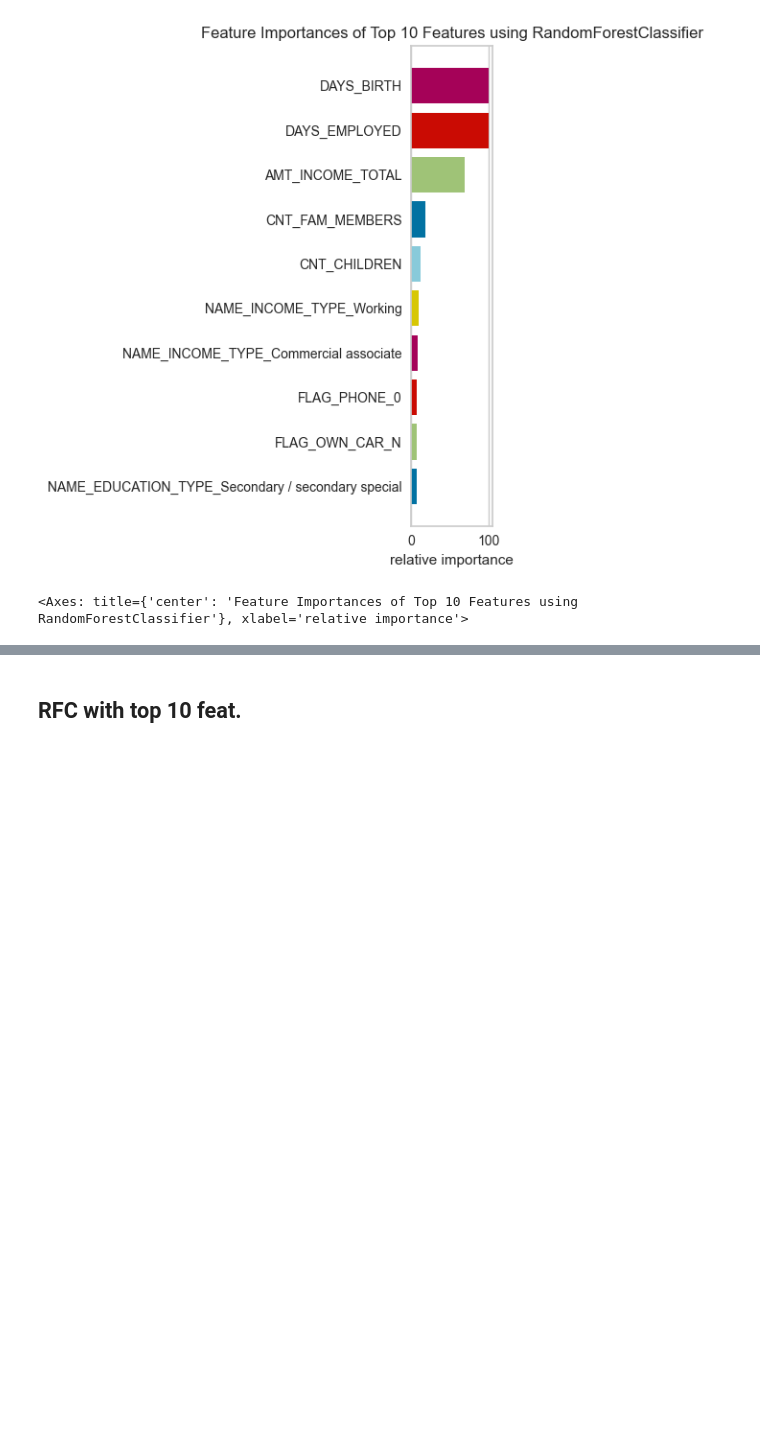
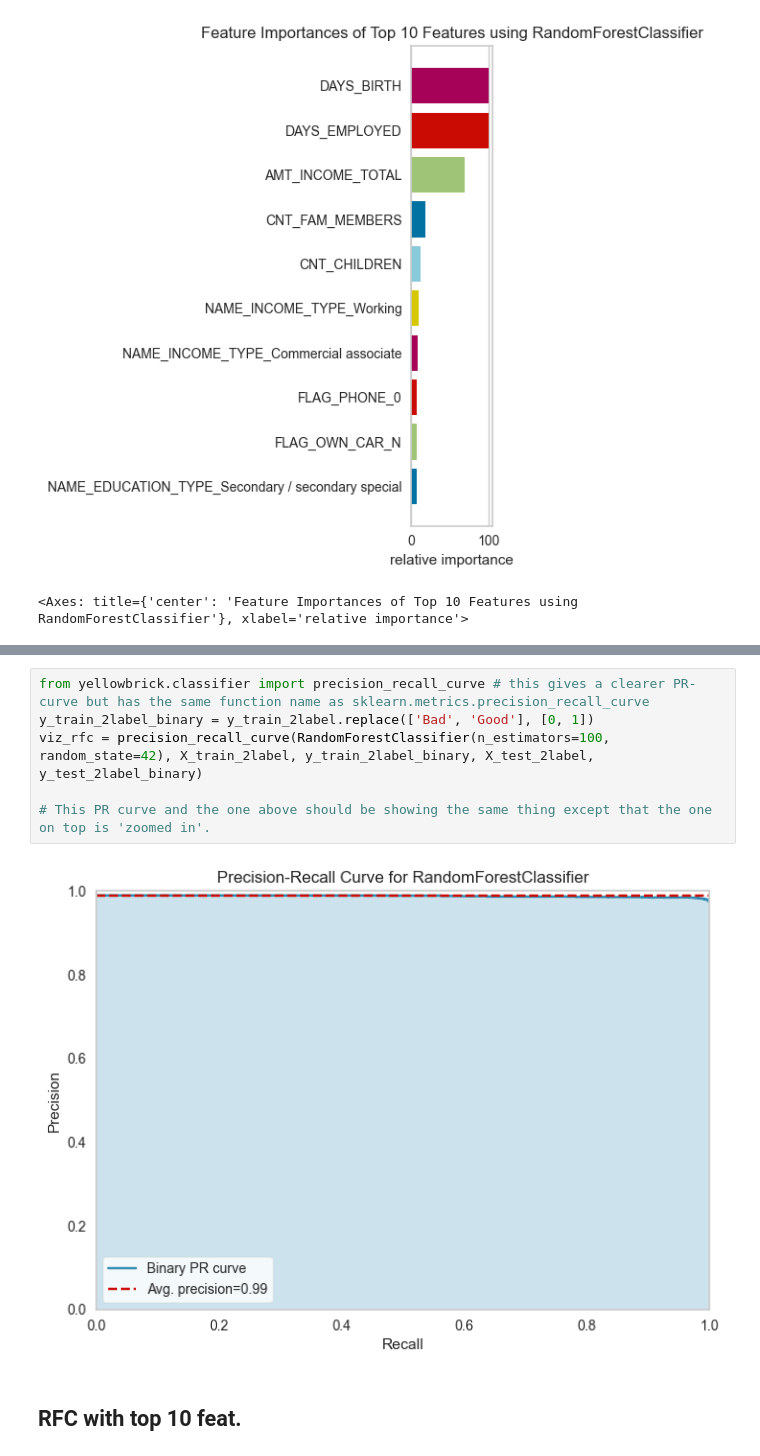
Before and after one commit to manish-cr/CS3244-credit-approval, a Jupyter notebook: code/Random Forest Classifier.ipynb, the cells around one changed output, grey strips where cells are left out. Cells and saved outputs as stored; diff of their text form; blank space fills up the shorter version.

```diff
--- a/code/Random Forest Classifier.ipynb
+++ b/code/Random Forest Classifier.ipynb
@@ -92,3 +160,11 @@ visualizer.show()
+# %%
+from yellowbrick.classifier import precision_recall_curve # this gives a clearer PR-curve but has the same function name as sklearn.metrics.precision_recall_curve
+y_train_2label_binary = y_train_2label.replace(['Bad', 'Good'], [0, 1])
+viz_rfc = precision_recall_curve(RandomForestClassifier(n_estimators=100, random_state=42), X_train_2label, y_train_2label_binary, X_test_2label, y_test_2label_binary)
+
+# This PR curve and the one above should be showing the same thing except that the one on top is 'zoomed in'.
+# %% [output]
+[figure, added]
 # %% [markdown]
 ## RFC with top 10 feat.
 # %%
```
Also changed, not shown: parts of 24 cells of this notebook.
